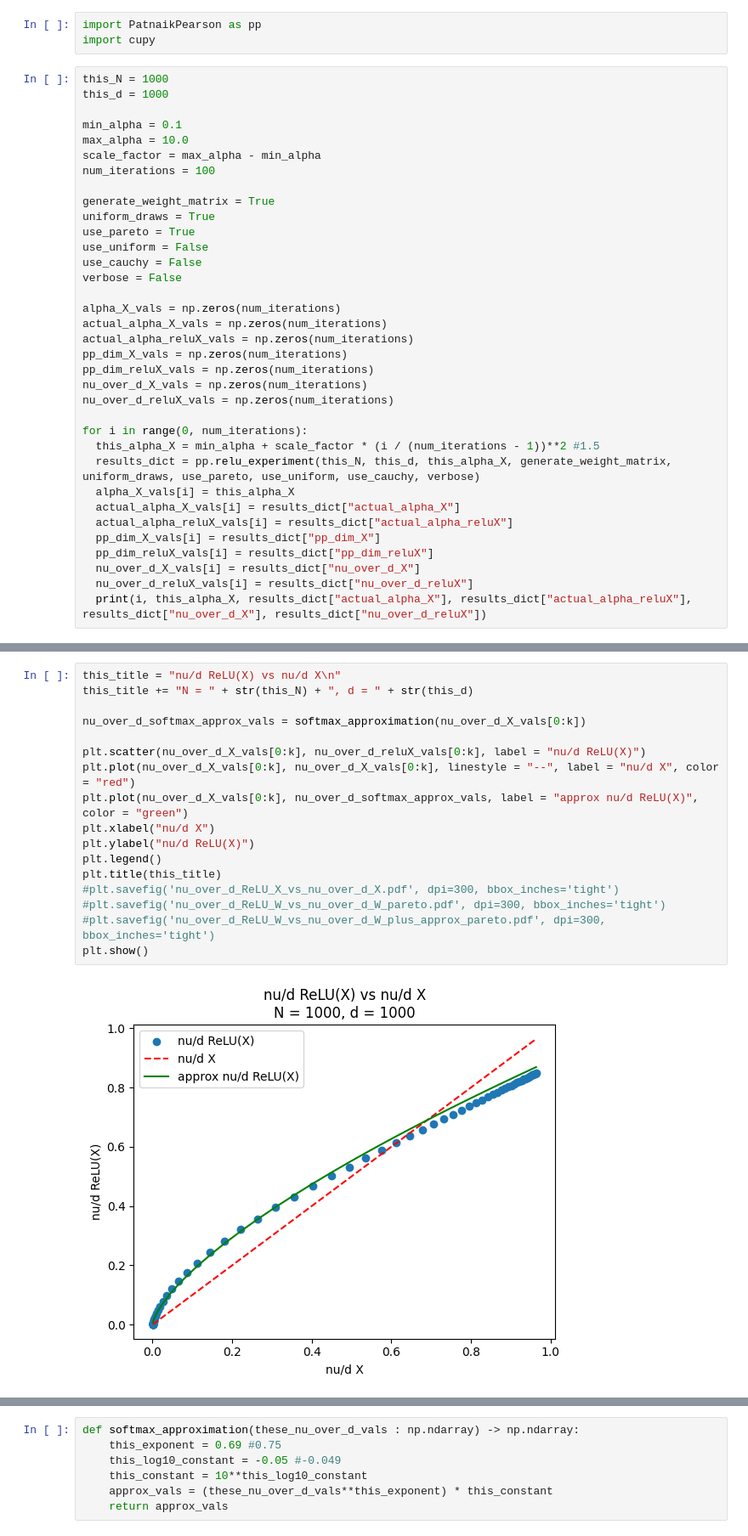
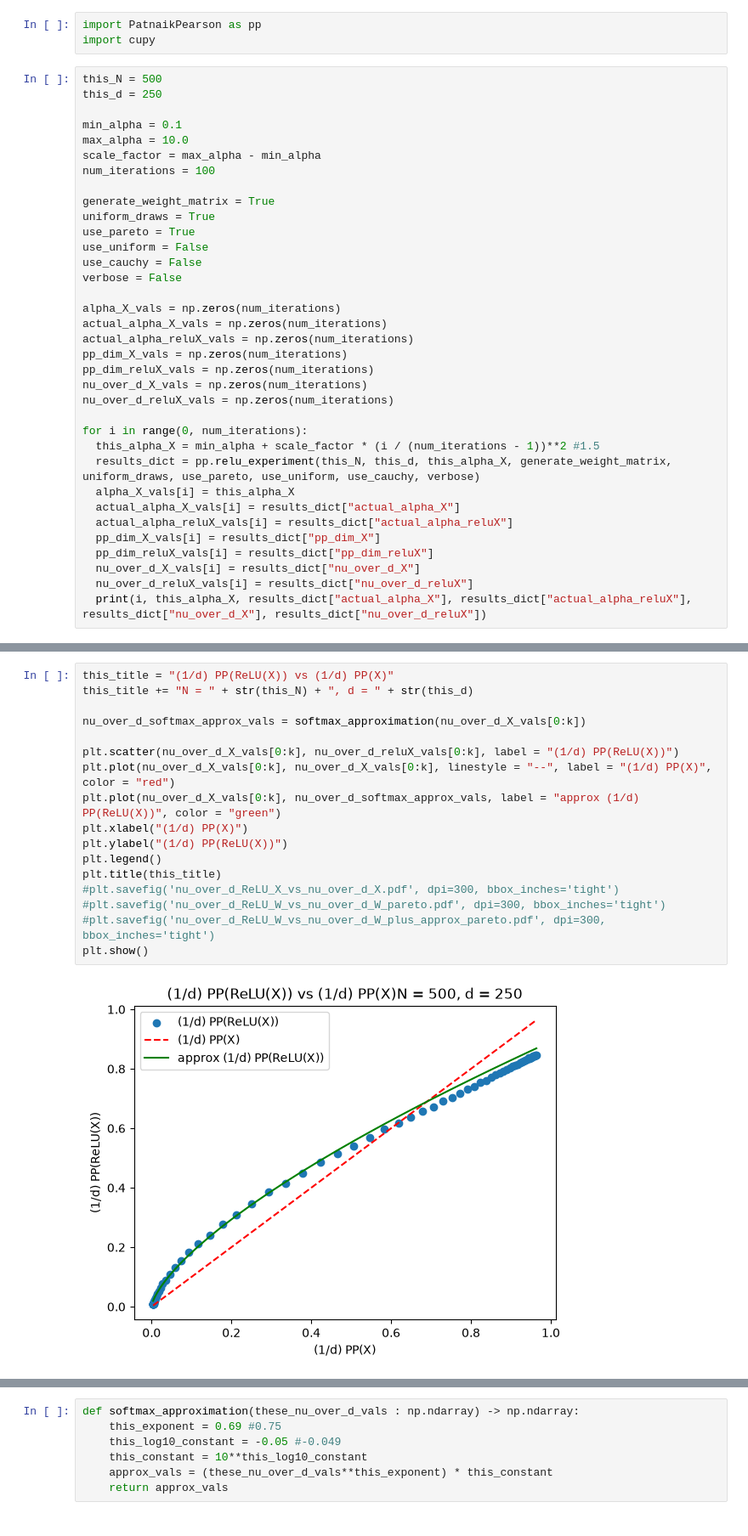
Before and after one commit to tdhadfield/PatnaikPearson, a Jupyter notebook: PatnaikPearson_ReLU.ipynb, the cells around one changed output, grey strips where cells are left out. Shown at 85% size. Cells and saved outputs as stored; diff of their text form.

```diff
--- a/PatnaikPearson_ReLU.ipynb
+++ b/PatnaikPearson_ReLU.ipynb
@@ -20,8 +31,8 @@ import pandas as pd
 import PatnaikPearson as pp
 import cupy
 # %%
-this_N = 1000
-this_d = 1000
+this_N = 500
+this_d = 250
 
 min_alpha = 0.1
 max_alpha = 10.0
@@ -105,22 +115,22 @@ plt.show()
 # %%
-this_title = "nu/d ReLU(X) vs nu/d X\n"
+this_title = "(1/d) PP(ReLU(X)) vs (1/d) PP(X)"
 this_title += "N = " + str(this_N) + ", d = " + str(this_d)
 
 nu_over_d_softmax_approx_vals = softmax_approximation(nu_over_d_X_vals[0:k])
 
-plt.scatter(nu_over_d_X_vals[0:k], nu_over_d_reluX_vals[0:k], label = "nu/d ReLU(X)")
-plt.plot(nu_over_d_X_vals[0:k], nu_over_d_X_vals[0:k], linestyle = "--", label = "nu/d X", color = "red")
-plt.plot(nu_over_d_X_vals[0:k], nu_over_d_softmax_approx_vals, label = "approx nu/d ReLU(X)", color = "green")
-plt.xlabel("nu/d X")
-plt.ylabel("nu/d ReLU(X)")
+plt.scatter(nu_over_d_X_vals[0:k], nu_over_d_reluX_vals[0:k], label = "(1/d) PP(ReLU(X))")
+plt.plot(nu_over_d_X_vals[0:k], nu_over_d_X_vals[0:k], linestyle = "--", label = "(1/d) PP(X)", color = "red")
+plt.plot(nu_over_d_X_vals[0:k], nu_over_d_softmax_approx_vals, label = "approx (1/d) PP(ReLU(X))", color = "green")
+plt.xlabel("(1/d) PP(X)")
+plt.ylabel("(1/d) PP(ReLU(X))")
 plt.legend()
 plt.title(this_title)
 #plt.savefig('nu_over_d_ReLU_X_vs_nu_over_d_X.pdf', dpi=300, bbox_inches='tight')
 #plt.savefig('nu_over_d_ReLU_W_vs_nu_over_d_W_pareto.pdf', dpi=300, bbox_inches='tight')
 #plt.savefig('nu_over_d_ReLU_W_vs_nu_over_d_W_plus_approx_pareto.pdf', dpi=300, bbox_inches='tight')
 plt.show()
 # %% [output]
-[figure, old version]
+[figure, new version]
 # %%
 log_nu_over_d_X_vals = this_vec_log10(nu_over_d_X_vals[0:k])
 log_nu_over_d_reluX_vals = this_vec_log10(nu_over_d_reluX_vals[0:k])
```
Also changed, not shown: parts of 10 cells of this notebook.
